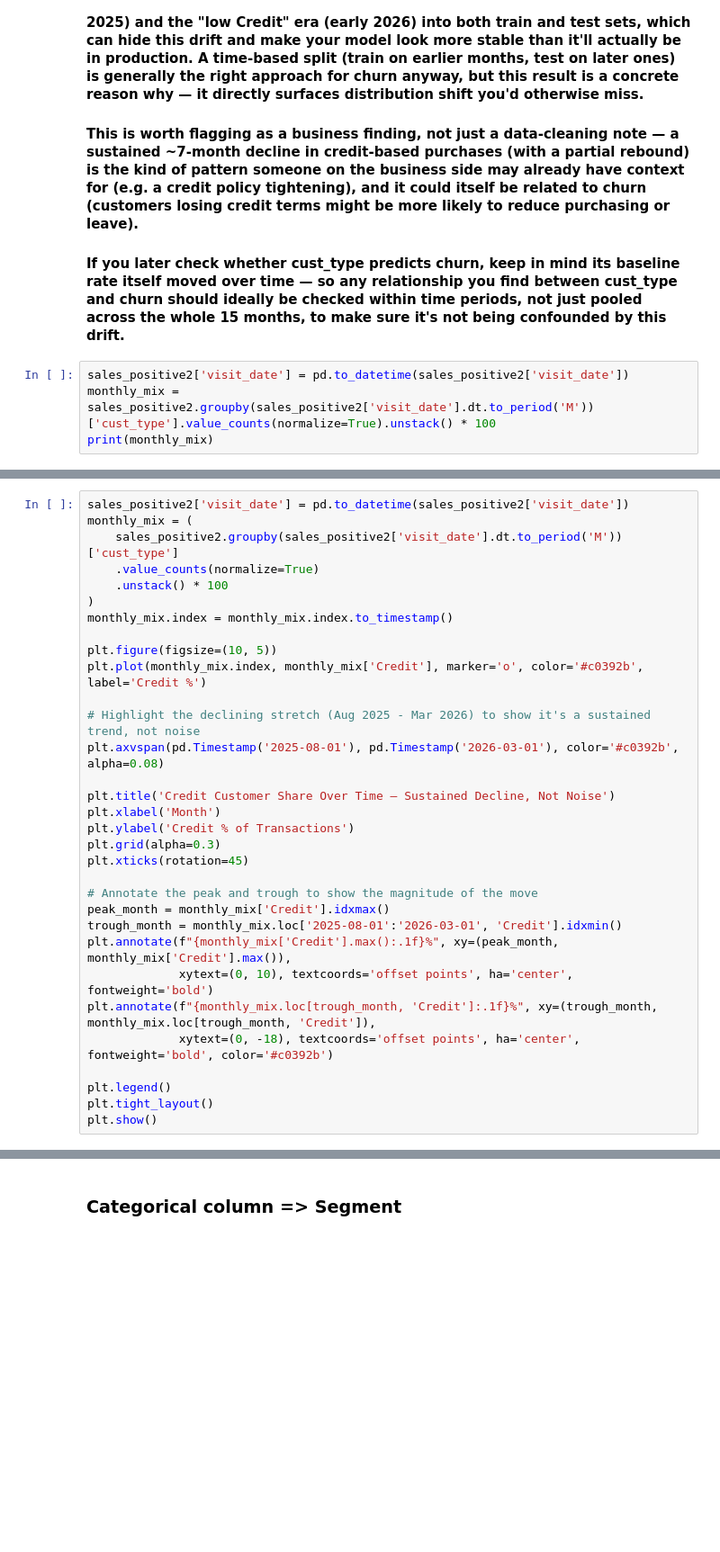
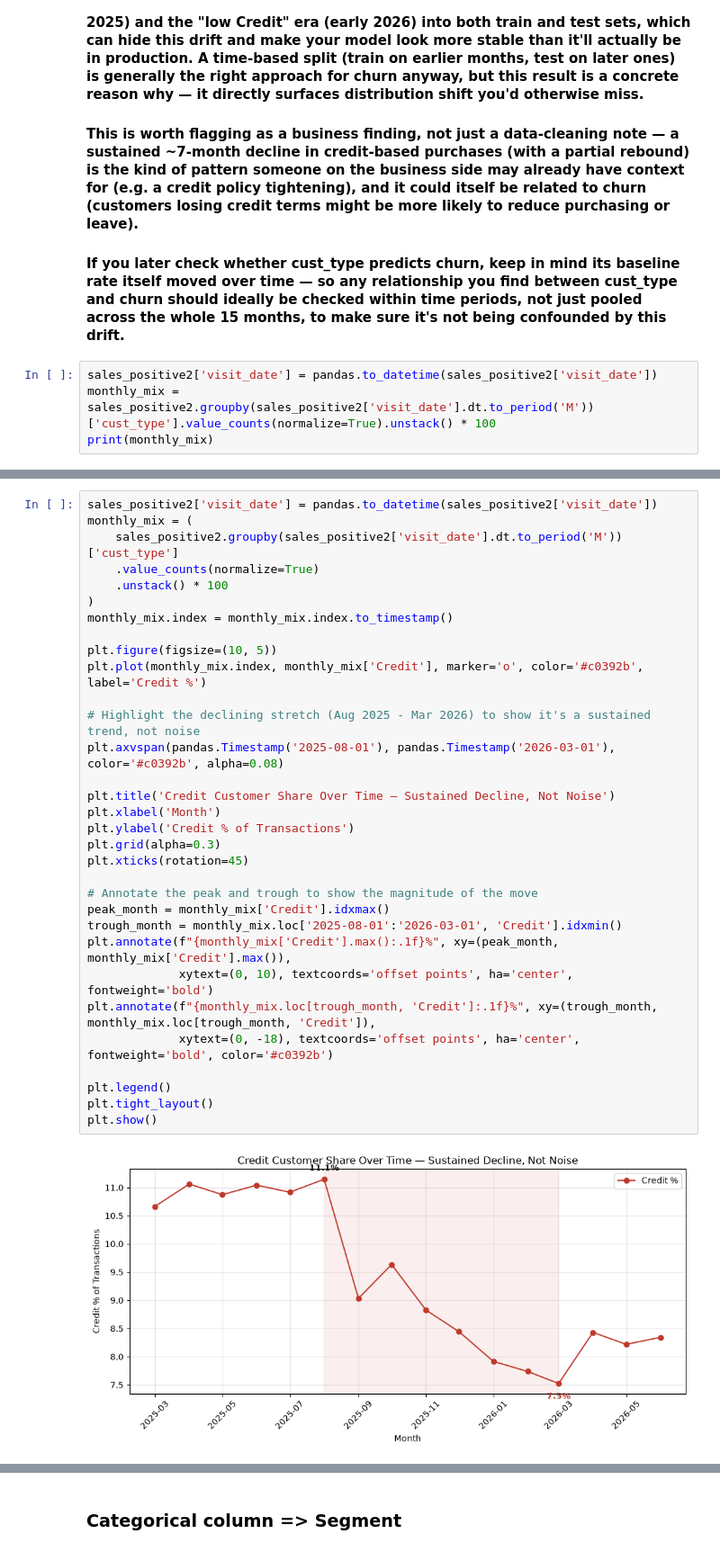
Before and after one commit to JeshurunMuchugi/Eabl-Project, a Jupyter notebook: EDA Notebooks/SalesData EABL eda.ipynb, the cells around one changed output, grey strips where cells are left out. Shown at 90% size. Cells and saved outputs as stored; diff of their text form; blank space fills up the shorter version.

```diff
--- a/EDA Notebooks/SalesData EABL eda.ipynb
+++ b/EDA Notebooks/SalesData EABL eda.ipynb
@@ -605,6 +1329,6 @@ print(sales_positive2['cust_type'].isna().sum(), "missing out of", len(sales))
 #### This is worth flagging as a business finding, not just a data-cleaning note — a sustained ~7-month decline in credit-based purchases (with a partial rebound) is the kind of pattern someone on the business side may already have context for (e.g. a credit policy tightening), and it could itself be related to churn (customers losing credit terms might be more likely to reduce purchasing or leave).
 #### If you later check whether cust_type predicts churn, keep in mind its baseline rate itself moved over time — so any relationship you find between cust_type and churn should ideally be checked within time periods, not just pooled across the whole 15 months, to make sure it's not being confounded by this drift.
 # %%
-sales_positive2['visit_date'] = pd.to_datetime(sales_positive2['visit_date'])
+sales_positive2['visit_date'] = pandas.to_datetime(sales_positive2['visit_date'])
 monthly_mix = sales_positive2.groupby(sales_positive2['visit_date'].dt.to_period('M'))['cust_type'].value_counts(normalize=True).unstack() * 100
 print(monthly_mix)
@@ -611,33 +1354,35 @@ print(monthly_mix)
 # %%
-sales_positive2['visit_date'] = pd.to_datetime(sales_positive2['visit_date'])
+sales_positive2['visit_date'] = pandas.to_datetime(sales_positive2['visit_date'])
 monthly_mix = (
     sales_positive2.groupby(sales_positive2['visit_date'].dt.to_period('M'))['cust_type']
     .value_counts(normalize=True)
     .unstack() * 100
 )
 monthly_mix.index = monthly_mix.index.to_timestamp()
 
 plt.figure(figsize=(10, 5))
 plt.plot(monthly_mix.index, monthly_mix['Credit'], marker='o', color='#c0392b', label='Credit %')
 
 # Highlight the declining stretch (Aug 2025 - Mar 2026) to show it's a sustained trend, not noise
-plt.axvspan(pd.Timestamp('2025-08-01'), pd.Timestamp('2026-03-01'), color='#c0392b', alpha=0.08)
+plt.axvspan(pandas.Timestamp('2025-08-01'), pandas.Timestamp('2026-03-01'), color='#c0392b', alpha=0.08)
 
 plt.title('Credit Customer Share Over Time — Sustained Decline, Not Noise')
 plt.xlabel('Month')
 plt.ylabel('Credit % of Transactions')
 plt.grid(alpha=0.3)
 plt.xticks(rotation=45)
 
 # Annotate the peak and trough to show the magnitude of the move
 peak_month = monthly_mix['Credit'].idxmax()
 trough_month = monthly_mix.loc['2025-08-01':'2026-03-01', 'Credit'].idxmin()
 plt.annotate(f"{monthly_mix['Credit'].max():.1f}%", xy=(peak_month, monthly_mix['Credit'].max()),
              xytext=(0, 10), textcoords='offset points', ha='center', fontweight='bold')
 plt.annotate(f"{monthly_mix.loc[trough_month, 'Credit']:.1f}%", xy=(trough_month, monthly_mix.loc[trough_month, 'Credit']),
              xytext=(0, -18), textcoords='offset points', ha='center', fontweight='bold', color='#c0392b')
 
 plt.legend()
 plt.tight_layout()
 plt.show()
+# %% [output]
+[figure, added]
 # %%
```
Also changed, not shown: parts of 156 cells of this notebook, 1 other file.
